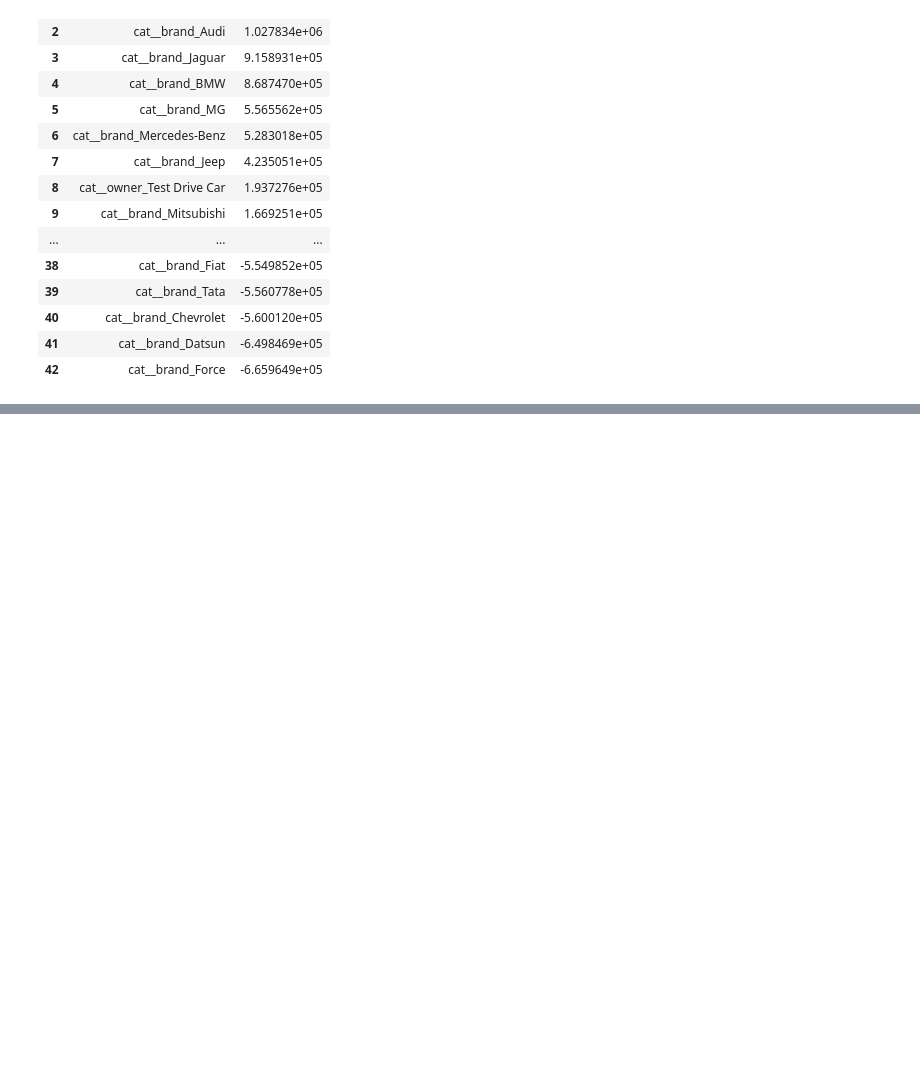
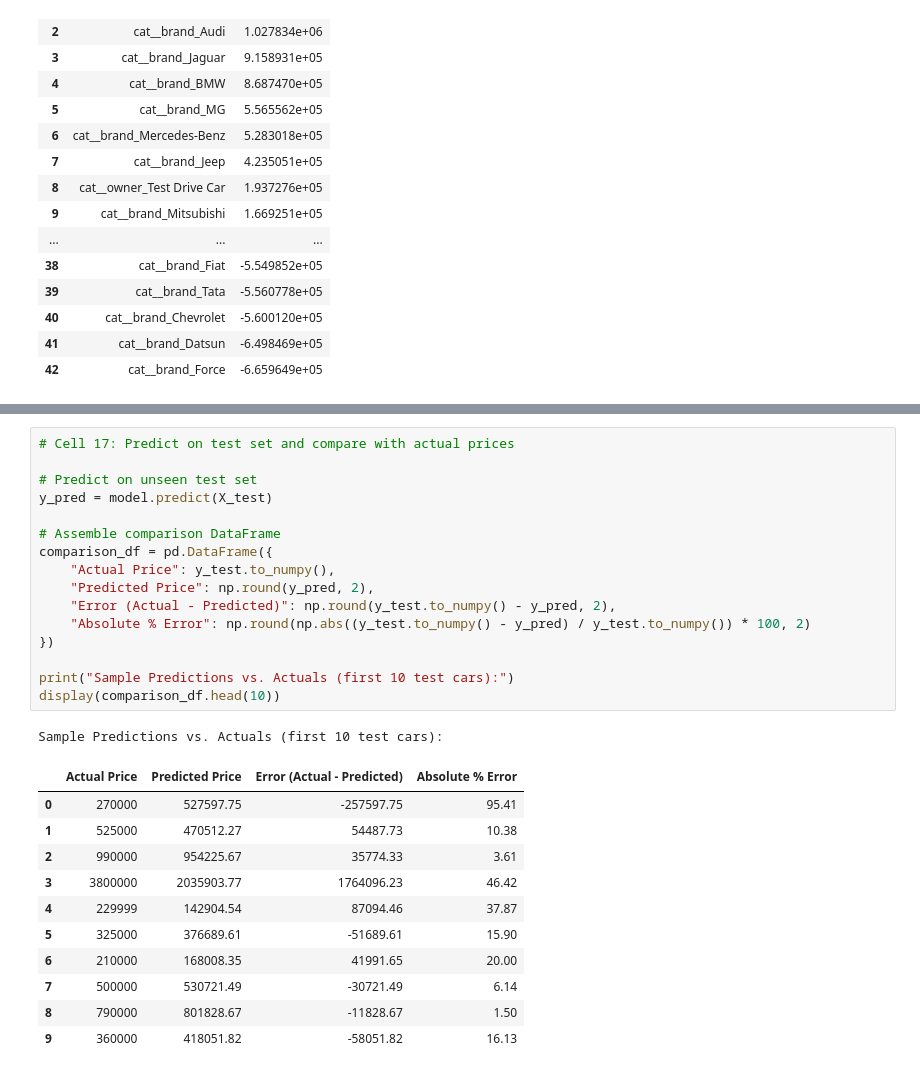
Before and after one commit to 2026aib1001-AI/ai101-mini-project, a Jupyter notebook: Used_Car_Price_Prediction.ipynb, the cells around one changed output, grey strips where cells are left out. Drawn from its saved outputs; the diff is of its cells as text; blank space fills up the shorter version.

```diff
--- a/Used_Car_Price_Prediction.ipynb
+++ b/Used_Car_Price_Prediction.ipynb
@@ -566,0 +572,29 @@ All 43 Learned Feature Coefficients:
+# %%
+# Cell 17: Predict on test set and compare with actual prices
+
+# Predict on unseen test set
+y_pred = model.predict(X_test)
+
+# Assemble comparison DataFrame
+comparison_df = pd.DataFrame({
+    "Actual Price": y_test.to_numpy(),
+    "Predicted Price": np.round(y_pred, 2),
+    "Error (Actual - Predicted)": np.round(y_test.to_numpy() - y_pred, 2),
+    "Absolute % Error": np.round(np.abs((y_test.to_numpy() - y_pred) / y_test.to_numpy()) * 100, 2)
+})
+
+print("Sample Predictions vs. Actuals (first 10 test cars):")
+display(comparison_df.head(10))
+# %% [output]
+Sample Predictions vs. Actuals (first 10 test cars):
+|  | Actual Price | Predicted Price | Error (Actual - Predicted) | Absolute % Error |
+| 0 | 270000 | 527597.75 | -257597.75 | 95.41 |
+| 1 | 525000 | 470512.27 | 54487.73 | 10.38 |
+| 2 | 990000 | 954225.67 | 35774.33 | 3.61 |
+| 3 | 3800000 | 2035903.77 | 1764096.23 | 46.42 |
+| 4 | 229999 | 142904.54 | 87094.46 | 37.87 |
+| 5 | 325000 | 376689.61 | -51689.61 | 15.90 |
+| 6 | 210000 | 168008.35 | 41991.65 | 20.00 |
+| 7 | 500000 | 530721.49 | -30721.49 | 6.14 |
+| 8 | 790000 | 801828.67 | -11828.67 | 1.50 |
+| 9 | 360000 | 418051.82 | -58051.82 | 16.13 |
```
Also changed, not shown: parts of 6 cells of this notebook.
